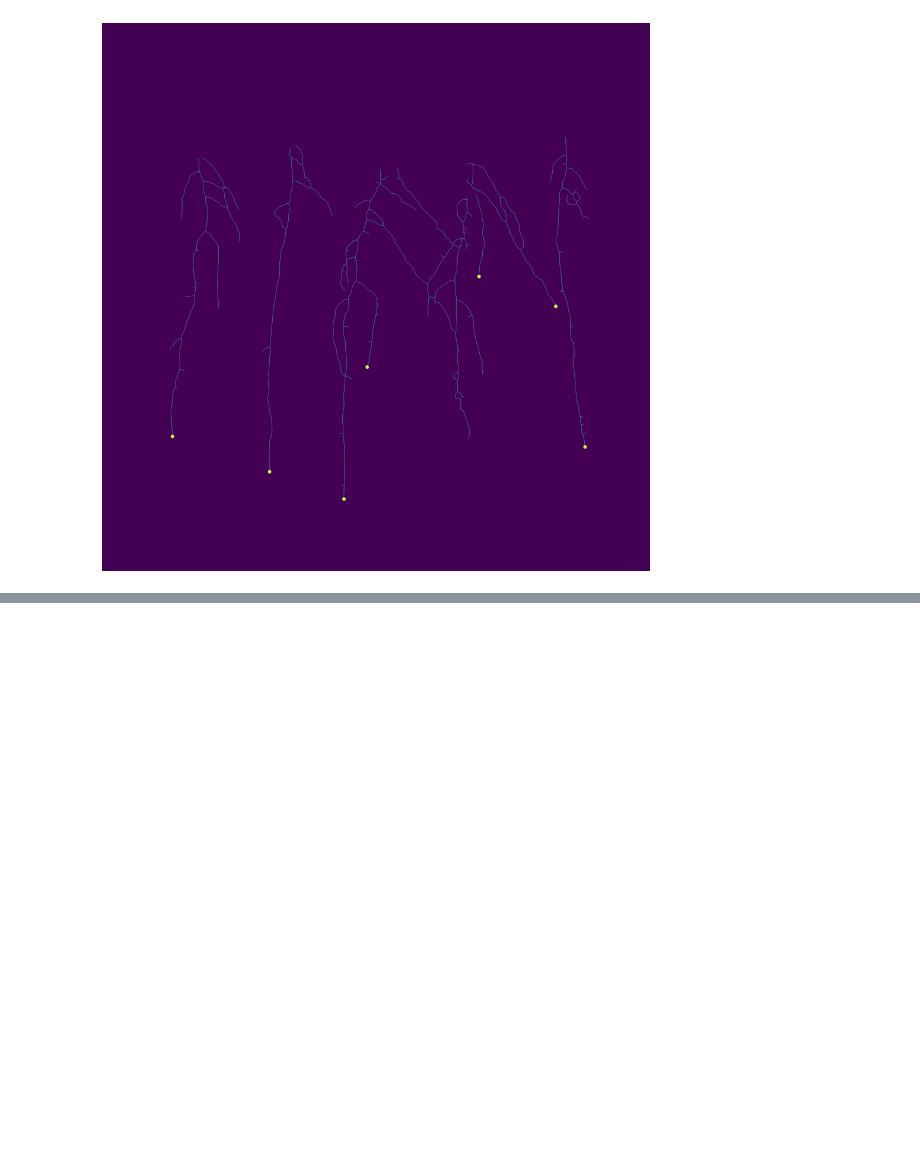
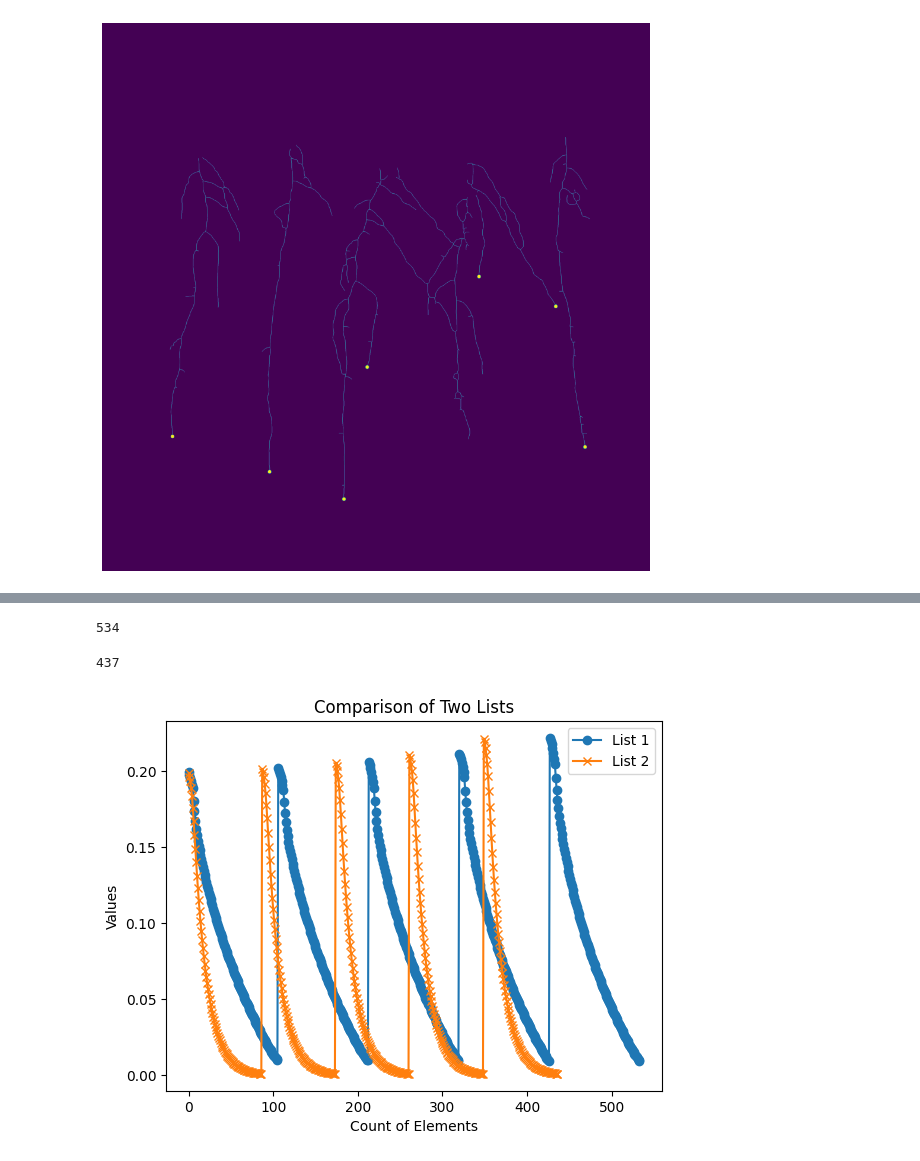
Before and after one commit to BredaUniversityADSAI/2023-24-fai2-adsai-BenjaminGraziadei223946, a Jupyter notebook: 1. Computer Vision/Full_pipeline.ipynb, the cells around one changed output, grey strips where cells are left out. Saved outputs shown, nothing was run; the diff lists cells and outputs as text; code cells hidden in the pictures; blank space fills up the shorter version.

```diff
--- a/1. Computer Vision/Full_pipeline.ipynb
+++ b/1. Computer Vision/Full_pipeline.ipynb
@@ -490,11 +490,13 @@ def get_meter_coordinates(point):
     return np.array([start_point[i] + point_in_meters[i] for i in range(2)])
 # %%
 import time
+error_rl = []
 env = OT2Env(render=True)
 model = PPO.load(r"C:\Users\benjm\Downloads\model.zip", env=env)
-obs, info = env.reset()
+
 sorted_points = sorted(points[:5], key=lambda p: p[0])
 for point in sorted_points:
+    obs, info = env.reset()
     point = get_meter_coordinates(point)
     env.goal_position = np.append(point, 0.2895)
     self_set_goal = False
@@ -503,6 +505,7 @@ for point in sorted_points:
         action, _states = model.predict(obs,deterministic=True)
         obs, reward, terminated, truncated, info = env.step(action)
         distance = np.linalg.norm(obs[:3] - obs[3:])
+        error_rl.append(distance)
         if distance < 0.01:
             self_set_goal = True
             time.sleep(1)
@@ -527,0 +623,24 @@ len(points)
+# %%
+print(len(error_rl))
+# %% [output]
+534
+# %%
+print(len(overall_error))
+# %% [output]
+437
+# %%
+x_rl = range(len(error_rl))
+x_pid = range(len(overall_error))
+plt.plot(x_rl, error_rl, label='List 1', marker='o')
+plt.plot(x_pid, overall_error, label='List 2', marker='x')
+
+# Adding labels and legend
+plt.xlabel('Count of Elements')
+plt.ylabel('Values')
+plt.title('Comparison of Two Lists')
+plt.legend()
+
+# Display the graph
+plt.show()
+# %% [output]
+[figure, added]
```
Also changed, not shown: parts of 3 cells of this notebook, 3 other files.
